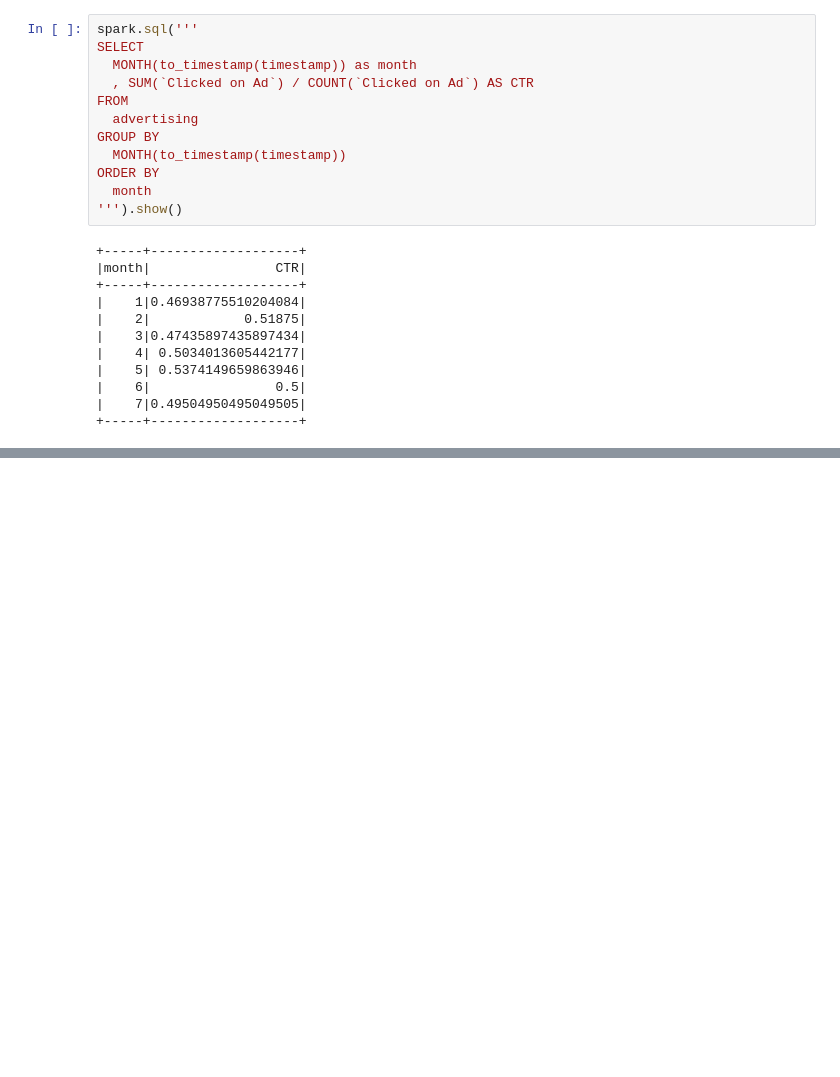
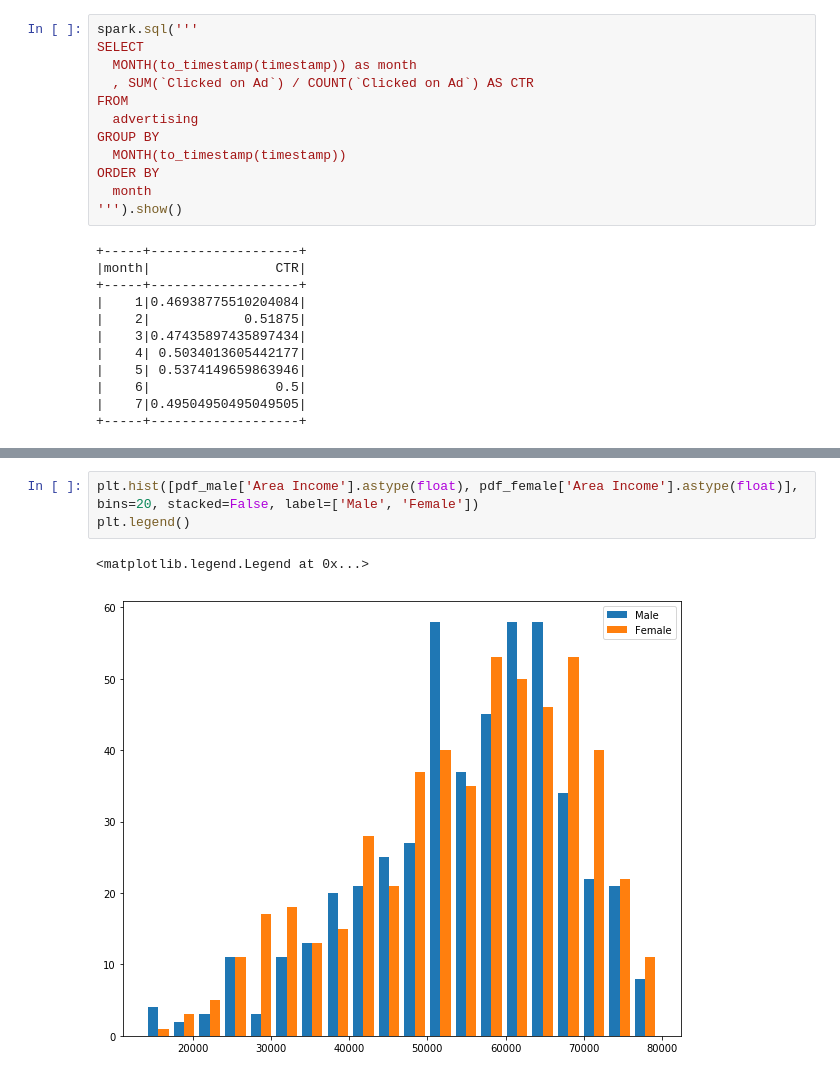
Before and after one commit to pondelion/DataAnalysis, a Jupyter notebook: Advertising/agg.ipynb, the cells around one changed output, grey strips where cells are left out. Cells and saved outputs as stored; diff of their text form; blank space fills up the shorter version.

```diff
--- a/Advertising/agg.ipynb
+++ b/Advertising/agg.ipynb
@@ -177,0 +187,6 @@ ORDER BY
+# %%
+plt.hist([pdf_male['Area Income'].astype(float), pdf_female['Area Income'].astype(float)], bins=20, stacked=False, label=['Male', 'Female'])
+plt.legend()
+# %% [output]
+<matplotlib.legend.Legend at 0x...>
+[figure, added]
```
Also changed, not shown: parts of 4 cells of this notebook.
